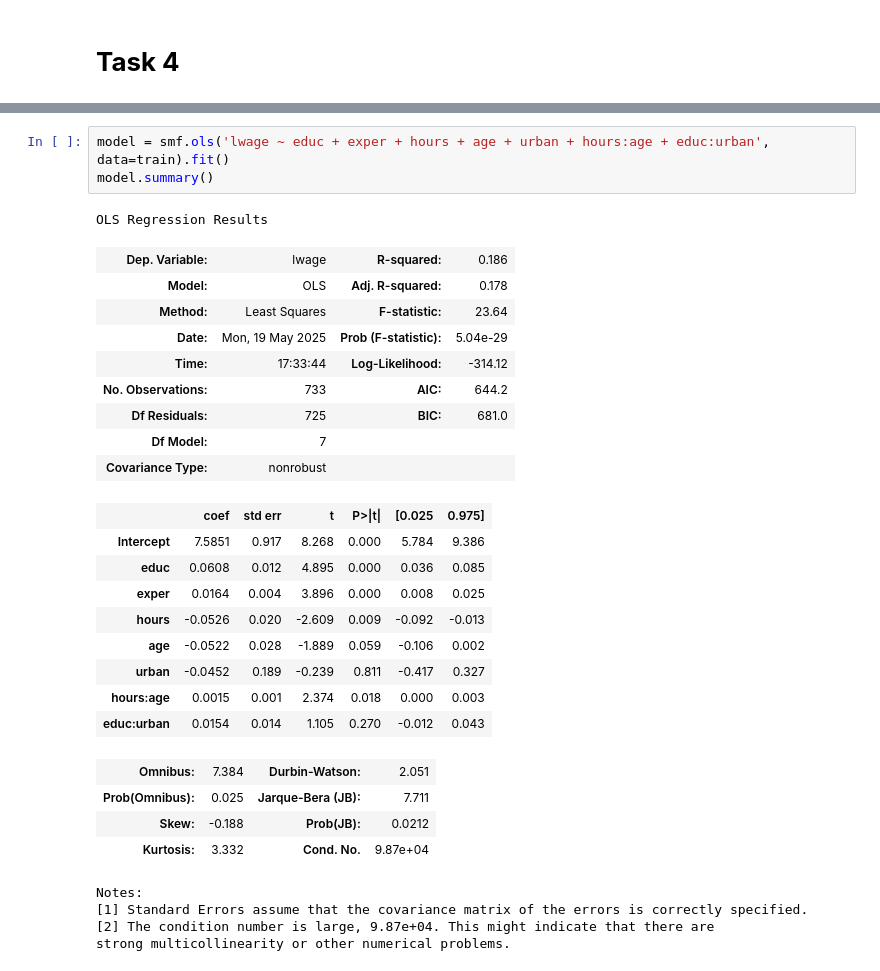
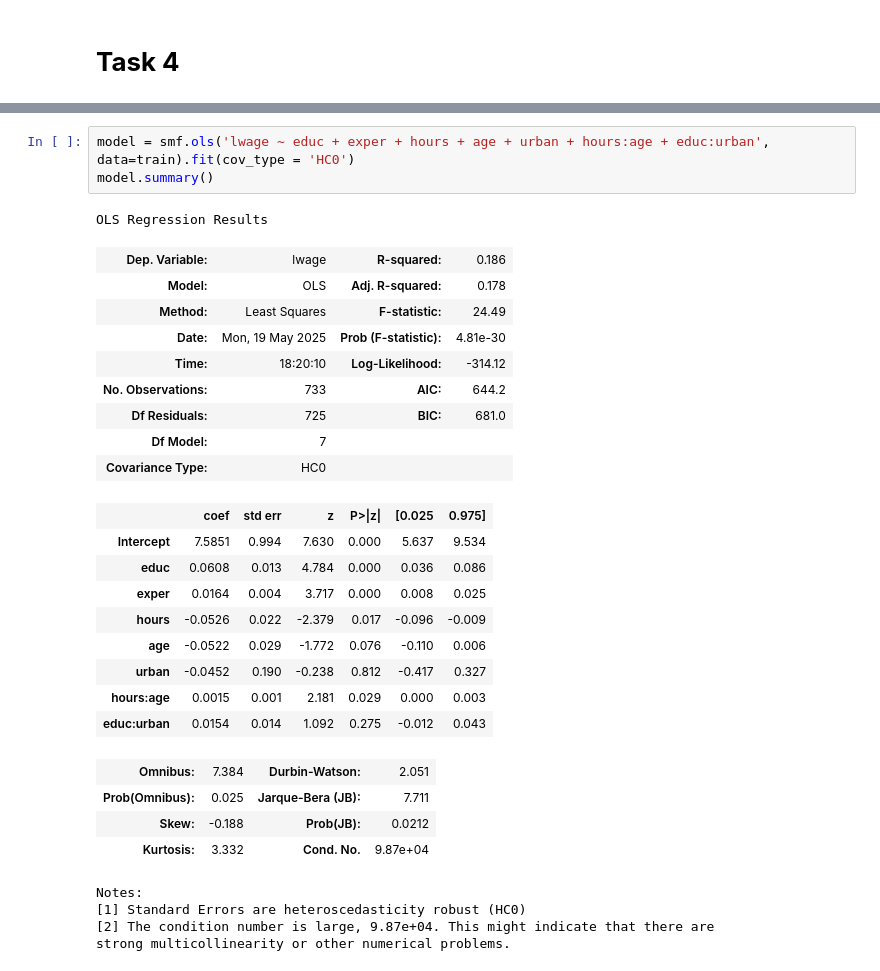
Before and after one commit to Kasperclowes/QBUS2810-Group-11, a Jupyter notebook: QBUS2810_Group_11.ipynb, the cells around one changed output, grey strips where cells are left out. Drawn from its saved outputs; the diff is of its cells as text.

```diff
--- a/QBUS2810_Group_11.ipynb
+++ b/QBUS2810_Group_11.ipynb
@@ -618,32 +618,32 @@ Notes:
 # %%
-model = smf.ols('lwage ~ educ + exper + hours + age + urban + hours:age + educ:urban', data=train).fit()
+model = smf.ols('lwage ~ educ + exper + hours + age + urban + hours:age + educ:urban', data=train).fit(cov_type = 'HC0')
 model.summary()
 # %% [output]
 OLS Regression Results
 | Dep. Variable: | lwage | R-squared: | 0.186 |
 | Model: | OLS | Adj. R-squared: | 0.178 |
-| Method: | Least Squares | F-statistic: | 23.64 |
-| Date: | Mon, 19 May 2025 | Prob (F-statistic): | 5.04e-29 |
-| Time: | 17:33:44 | Log-Likelihood: | -314.12 |
+| Method: | Least Squares | F-statistic: | 24.49 |
+| Date: | Mon, 19 May 2025 | Prob (F-statistic): | 4.81e-30 |
+| Time: | 18:20:10 | Log-Likelihood: | -314.12 |
 | No. Observations: | 733 | AIC: | 644.2 |
 | Df Residuals: | 725 | BIC: | 681.0 |
 | Df Model: | 7 |  |  |
-| Covariance Type: | nonrobust |  |  |
+| Covariance Type: | HC0 |  |  |
-|  | coef | std err | t | P>|t| | [0.025 | 0.975] |
-| Intercept | 7.5851 | 0.917 | 8.268 | 0.000 | 5.784 | 9.386 |
-| educ | 0.0608 | 0.012 | 4.895 | 0.000 | 0.036 | 0.085 |
-| exper | 0.0164 | 0.004 | 3.896 | 0.000 | 0.008 | 0.025 |
-| hours | -0.0526 | 0.020 | -2.609 | 0.009 | -0.092 | -0.013 |
-| age | -0.0522 | 0.028 | -1.889 | 0.059 | -0.106 | 0.002 |
-| urban | -0.0452 | 0.189 | -0.239 | 0.811 | -0.417 | 0.327 |
-| hours:age | 0.0015 | 0.001 | 2.374 | 0.018 | 0.000 | 0.003 |
-| educ:urban | 0.0154 | 0.014 | 1.105 | 0.270 | -0.012 | 0.043 |
+|  | coef | std err | z | P>|z| | [0.025 | 0.975] |
+| Intercept | 7.5851 | 0.994 | 7.630 | 0.000 | 5.637 | 9.534 |
+| educ | 0.0608 | 0.013 | 4.784 | 0.000 | 0.036 | 0.086 |
+| exper | 0.0164 | 0.004 | 3.717 | 0.000 | 0.008 | 0.025 |
+| hours | -0.0526 | 0.022 | -2.379 | 0.017 | -0.096 | -0.009 |
+| age | -0.0522 | 0.029 | -1.772 | 0.076 | -0.110 | 0.006 |
+| urban | -0.0452 | 0.190 | -0.238 | 0.812 | -0.417 | 0.327 |
+| hours:age | 0.0015 | 0.001 | 2.181 | 0.029 | 0.000 | 0.003 |
+| educ:urban | 0.0154 | 0.014 | 1.092 | 0.275 | -0.012 | 0.043 |
 | Omnibus: | 7.384 | Durbin-Watson: | 2.051 |
 | Prob(Omnibus): | 0.025 | Jarque-Bera (JB): | 7.711 |
 | Skew: | -0.188 | Prob(JB): | 0.0212 |
 | Kurtosis: | 3.332 | Cond. No. | 9.87e+04 |
 Notes:
-[1] Standard Errors assume that the covariance matrix of the errors is correctly specified.
+[1] Standard Errors are heteroscedasticity robust (HC0)
 [2] The condition number is large, 9.87e+04. This might indicate that there are
 strong multicollinearity or other numerical problems.
 # %% [markdown]
```
Also changed, not shown: parts of 10 cells of this notebook.
